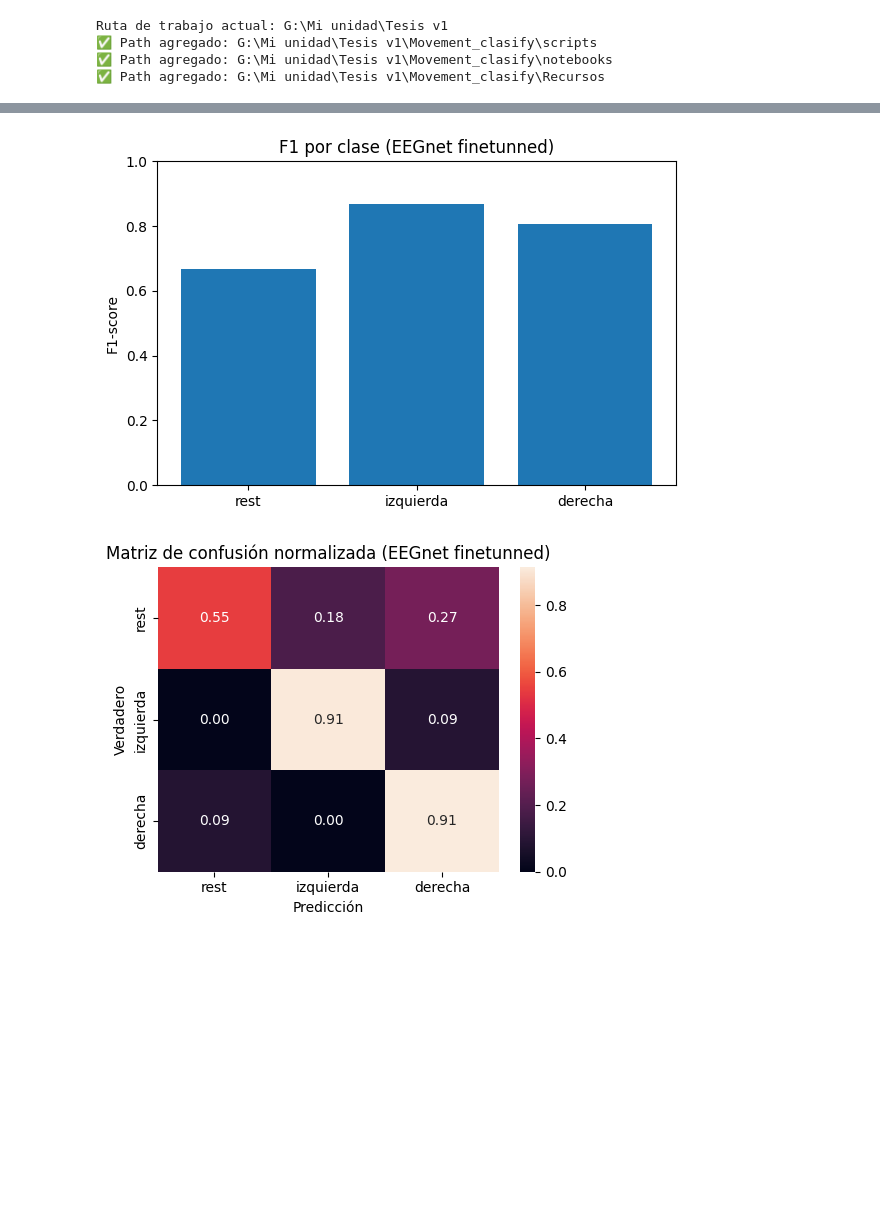
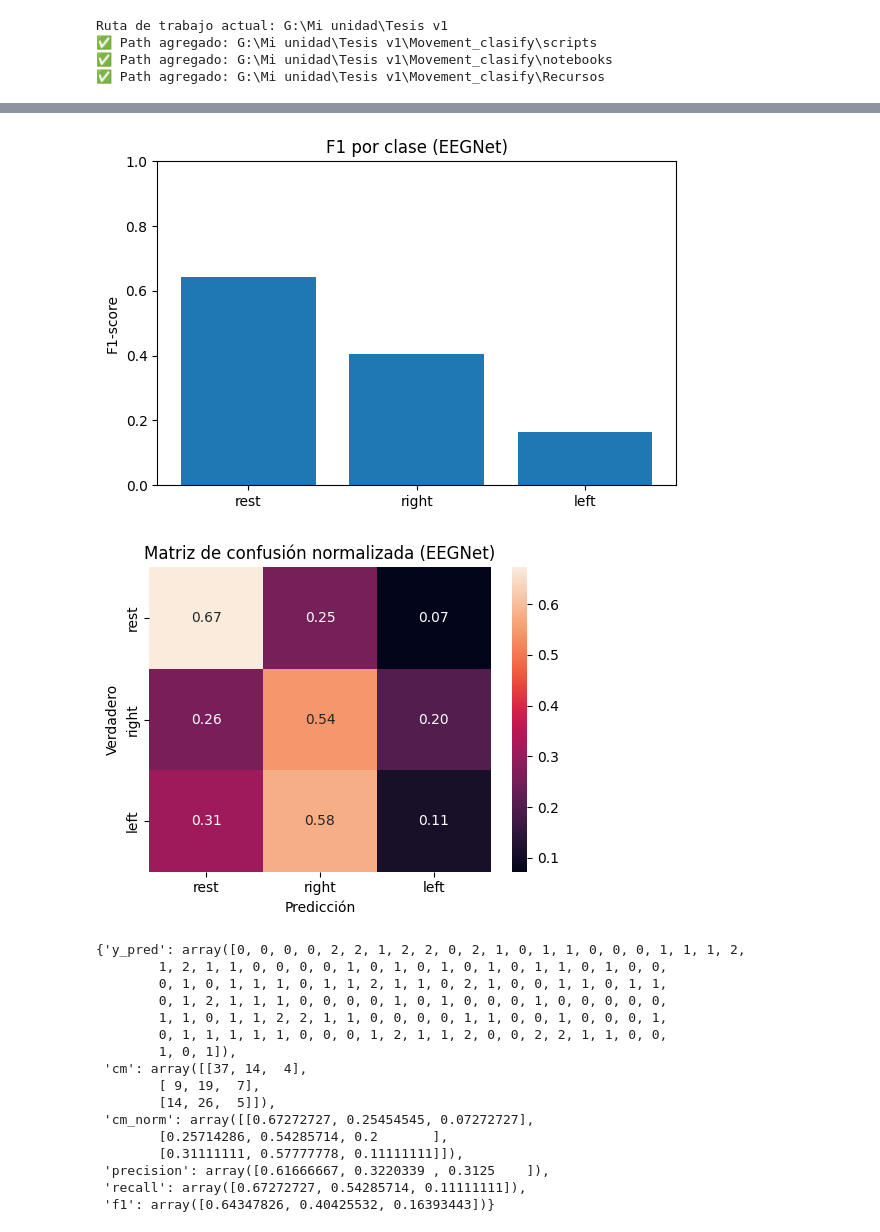
Before and after one commit to Alskat/Movement_clasify, a Jupyter notebook: notebooks/entrenamiento_DL_v2.ipynb, the cells around one changed output, grey strips where cells are left out. Drawn from its saved outputs; the diff is of its cells as text; code cells hidden in the pictures; blank space fills up the shorter version.

```diff
--- a/notebooks/entrenamiento_DL_v2.ipynb
+++ b/notebooks/entrenamiento_DL_v2.ipynb
@@ -87,5 +113,5 @@ picks elegidos: [0, 3, 4, 7, 8]
 # %%
-obj.load("Movement_clasify/Recursos/test_15_sub.npz")
+obj.load("Movement_clasify/Recursos/EEG_dataset.npz")
 obj.pick_ch(["C3..", "C4..", "Cz.."])
 #obj.resume_dataset(subs=True)
 # %% [output]
@@ -232,0 +162,2 @@ Total de sujetos:  97
+# %%
+data_model, data_fine = obj.pick_fine(20)
@@ -308,9 +223,3 @@ np.savez(name, mean=mean, std=std)
 # %%
 #Cargar modelo en caso de que ya tenegamos uno guardado
-from tensorflow.keras.models import load_model
-modelo = load_model(r"modelos/v3/EEGnet_general_01256.keras")
-
-datos = np.load("modelos/v3/EEGnet_general_01256.npz", allow_pickle=True)
-
-mean = datos['mean']
-std = datos['std']
+modelo, mean, std = dl.load_model(model_path = "Movement_clasify/Recursos/Modelo_EEG.keras", params_path = "Movement_clasify/Recursos/EEGnet_.npz")
@@ -340,3 +226,5 @@ print(classes)
 # %%
-modelo_fined, historial, mean_fine, std_fine, X_list_fine, y_list_fine = dl.eeg_fine(modelo, X_under, y_under, sub_under, debug=True, epochs=150)
+modelo_ft, history_ft, mean, std, keras_split_ft = dl.eeg_fine(modelo,
+                                                        data_fine,
+                                                        debug=False, epochs=150)
 # %% [output]
@@ -360,17 +248,3 @@ Epoch 150/150
 # %%
-# Después de entrenar:
-X_test = X_list_fine[2]
-y_test = y_list_fine[2]
-y_prob = modelo_fined.predict(X_test)
-
-# Si tus etiquetas ya están remapeadas a 0..C-1 por pick,
-# puedes pasar nombres de clase en ese mismo orden:
-nombres = ["rest","izquierda", "derecha"]  # ejemplo para 3 clases
-
-resultados = dl.evaluar_modelo_multiclase(
-    y_true=y_test,
-    y_prob=y_prob,
-    class_names=nombres,          # o None si no quieres nombres
-    title_prefix="EEGnet finetunned"
-)
+dl.evaluate(modelo_ft, keras_split_ft, obj.label_map)
 # %% [output]
@@ -394,2 +268,18 @@ weighted avg       0.80      0.79      0.78        67
-[figure, old version]
+[figure, new version]
-[figure, old version]
+[figure, new version]
+{'y_pred': array([0, 0, 0, 0, 2, 2, 1, 2, 2, 0, 2, 1, 0, 1, 1, 0, 0, 0, 1, 1, 1, 2,
+        1, 2, 1, 1, 0, 0, 0, 0, 1, 0, 1, 0, 1, 0, 1, 0, 1, 1, 0, 1, 0, 0,
+        0, 1, 0, 1, 1, 1, 0, 1, 1, 2, 1, 1, 0, 2, 1, 0, 0, 1, 1, 0, 1, 1,
+        0, 1, 2, 1, 1, 1, 0, 0, 0, 0, 1, 0, 1, 0, 0, 0, 1, 0, 0, 0, 0, 0,
+        1, 1, 0, 1, 1, 2, 2, 1, 1, 0, 0, 0, 0, 1, 1, 0, 0, 1, 0, 0, 0, 1,
+        0, 1, 1, 1, 1, 1, 0, 0, 0, 1, 2, 1, 1, 2, 0, 0, 2, 2, 1, 1, 0, 0,
+        1, 0, 1]),
+ 'cm': array([[37, 14,  4],
+        [ 9, 19,  7],
+        [14, 26,  5]]),
+ 'cm_norm': array([[0.67272727, 0.25454545, 0.07272727],
+        [0.25714286, 0.54285714, 0.2       ],
+        [0.31111111, 0.57777778, 0.11111111]]),
+ 'precision': array([0.61666667, 0.3220339 , 0.3125    ]),
+ 'recall': array([0.67272727, 0.54285714, 0.11111111]),
+ 'f1': array([0.64347826, 0.40425532, 0.16393443])}
```
Also changed, not shown: parts of 25 cells of this notebook, 3 other files.
